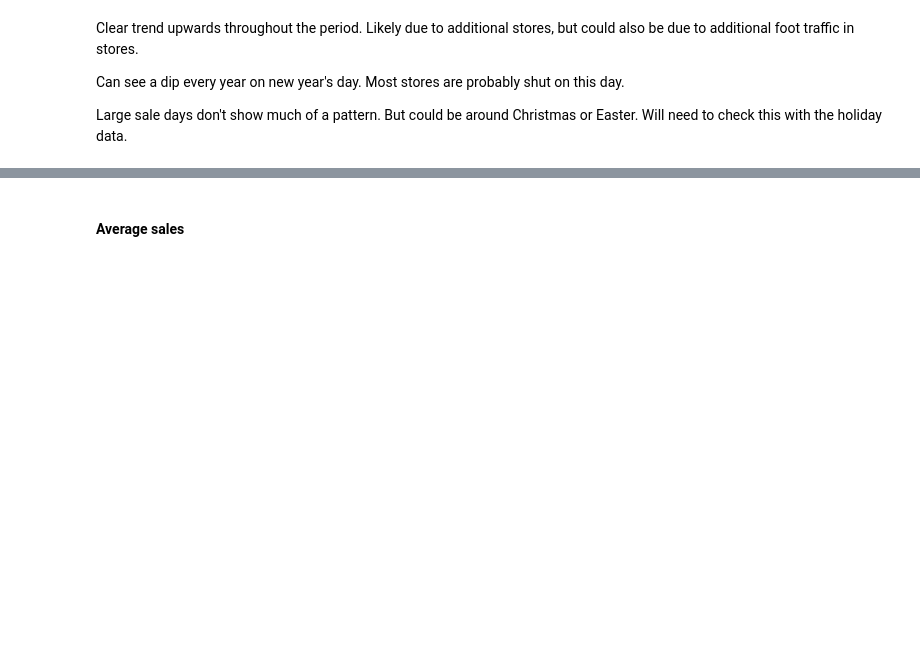
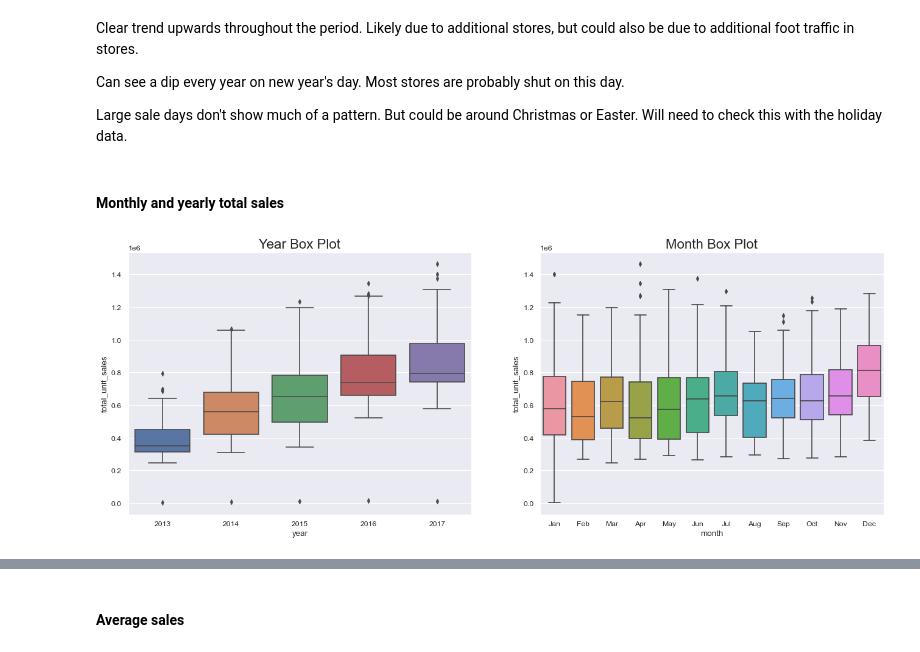
Before and after one commit to ocelot-engineering/supermarketDemandForecasting, a Jupyter notebook: src/eda/eda_main.ipynb, the cells around one changed output, grey strips where cells are left out. Drawn from its saved outputs; the diff is of its cells as text; code cells hidden in the pictures; blank space fills up the shorter version.

```diff
--- a/src/eda/eda_main.ipynb
+++ b/src/eda/eda_main.ipynb
@@ -129,3 +130,24 @@ Clear trend upwards throughout the period. Likely due to additional stores, but
 Can see a dip every year on new year's day. Most stores are probably shut on this day.
 
 Large sale days don't show much of a pattern. But could be around Christmas or Easter. Will need to check this with the holiday data.
+# %% [markdown]
+#### Monthly and yearly total sales
+# %%
+# Prepare data
+sales_total['year'] = [d.year for d in sales_total.date]
+sales_total['month'] = [d.strftime('%b') for d in sales_total.date]
+years = sales_total['year'].unique()
+month_full_list = list(calendar.month_name)
+month_order = [month[0:3] for month in month_full_list if len(month) > 1]
+
+# Draw plots
+fig, axes = plt.subplots(1, 2, figsize=(20,7), dpi= 80)
+sns.boxplot(x='year', y='total_unit_sales', data=sales_total, ax=axes[0])
+sns.boxplot(x='month', y='total_unit_sales', data=sales_total, order=month_order)
+
+# Set titles
+axes[0].set_title('Year Box Plot', fontsize=20);
+axes[1].set_title('Month Box Plot', fontsize=20)
+plt.show()
+# %% [output]
+[figure, added]
```
Also changed, not shown: parts of 66 cells of this notebook, 4 other files.
